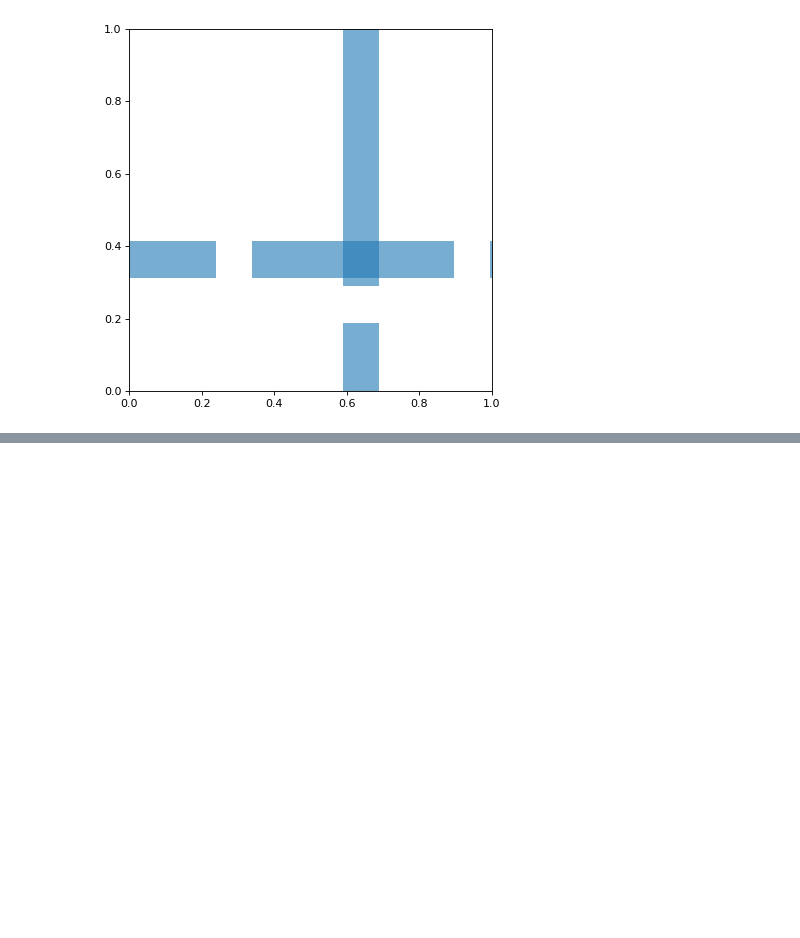
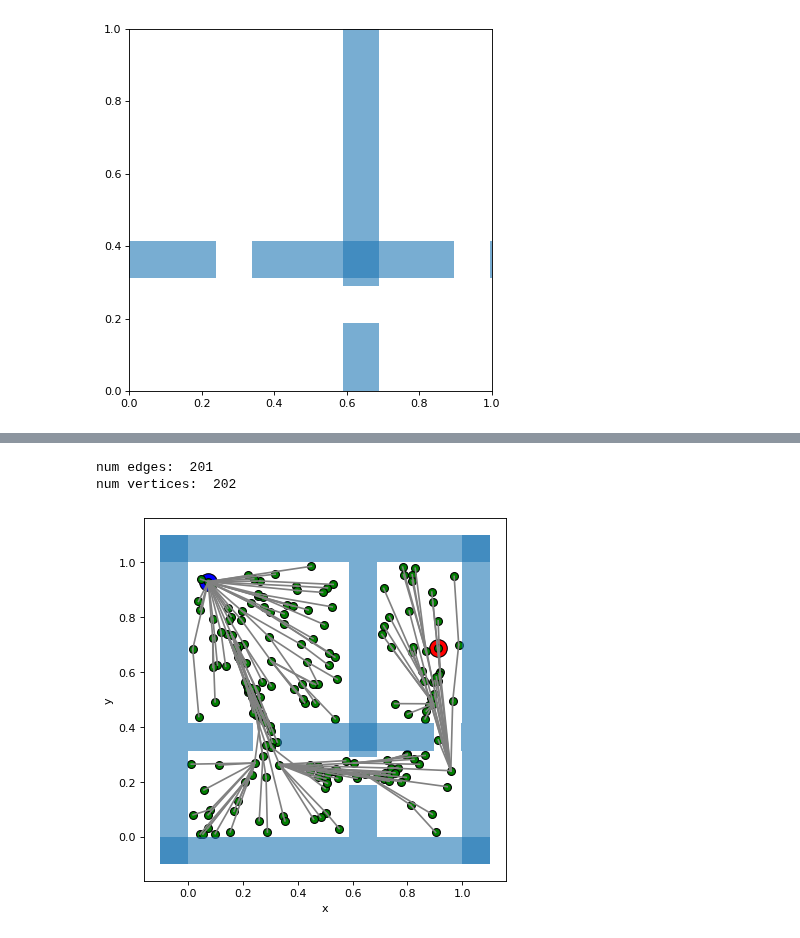
Before and after one commit to KarlRong/VAE-Motion-Planning, a Jupyter notebook: ompl_narrowpassage.ipynb, the cells around one changed output, grey strips where cells are left out. Cells and saved outputs as stored; diff of their text form; code cells hidden in the pictures; blank space fills up the shorter version.

```diff
--- a/ompl_narrowpassage.ipynb
+++ b/ompl_narrowpassage.ipynb
@@ -399,7 +418,7 @@ class MyValidStateSampler(ob.ValidStateSampler):
         chance = self.rng_.uniformReal(0, 1)
 #         print("sample")
 
-        if chance < 0.1:
+        if chance < 0.4:
             x = self.cvae_samples[self.i, 0]
             y = self.cvae_samples[self.i, 1]
             self. i += 1
@@ -422,7 +441,7 @@ class MyStateSampler(ob.StateSampler):
         self.cvae_num = cvae_samples.shape[0]
         self.i = 0
         self.rng_ = ou.RNG()
-        print("my state sampler")
+#         print("my state sampler")
 #     def __call__(self, i):
 #         return self
 
@@ -430,7 +449,7 @@ class MyStateSampler(ob.StateSampler):
         chance = self.rng_.uniformReal(0, 1)
 #         print("my sample uniform")
 
-        if chance < 0.4:
+        if chance < 0.2:
             x = self.cvae_samples[self.i, 0]
             y = self.cvae_samples[self.i, 1]
             self. i += 1
@@ -497,0 +616,42 @@ class ValidityChecker(ob.StateValidityChecker):
+# %%
+plannerdata = ob.PlannerData(si)
+optimizingPlanner.getPlannerData(plannerdata)
+
+print("num edges: ", plannerdata.numEdges())
+print("num vertices: ", plannerdata.numVertices())
+
+condition = con
+fig1 = plt.figure(figsize=(10, 6), dpi=80)
+ax1 = fig1.add_subplot(111, aspect='equal')
+obs, dimW = gap2obs(condition)
+for i in range(0, obs.shape[0] // (2 * dimW)):  # plot obstacle patches
+    ax1.add_patch(
+        patches.Rectangle(
+            (obs[i * 2 * dimW], obs[i * 2 * dimW + 1]),  # (x,y)
+            obs[i * 2 * dimW + dimW] - obs[i * 2 * dimW],  # width
+            obs[i * 2 * dimW + dimW + 1] - obs[i * 2 * dimW + 1],  # height
+            alpha=0.6
+        ))
+gridSize = 11
+
+#     for state in collisionchecker.states_ok:
+#         plt.scatter(state[0], state[1], color="green", s=100, edgecolors='green')  # free sample
+#     for state in collisionchecker.states_bad:
+#         plt.scatter(state[0], state[1], color="red", s=100, edgecolors='red')  # collision sample
+plt.scatter(start().getX(), start().getY(), color="blue", s=250, edgecolors='black')  # init
+plt.scatter(goal().getX(), goal().getY(), color="red", s=250, edgecolors='black')  # goal
+
+num_ver = plannerdata.numVertices()
+for i in range(0, num_ver):
+    plt.scatter( plannerdata.getVertex(i).getState().getX(), plannerdata.getVertex(i).getState().getY(), color="green", s=50, edgecolors='black')  # vertice
+    for j in range(i, num_ver):
+        if plannerdata.edgeExists(i, j):
+            plt.plot([plannerdata.getVertex(i).getState().getX(), plannerdata.getVertex(j).getState().getX()], [plannerdata.getVertex(i).getState().getY(), plannerdata.getVertex(j).getState().getY()], color='gray')
+
+plt.xlabel('x')
+plt.ylabel('y')
+plt.show()
+# %% [output]
+num edges:  201
+num vertices:  202
+[figure, added]
```
Also changed, not shown: parts of 8 cells of this notebook, 3 other files.
